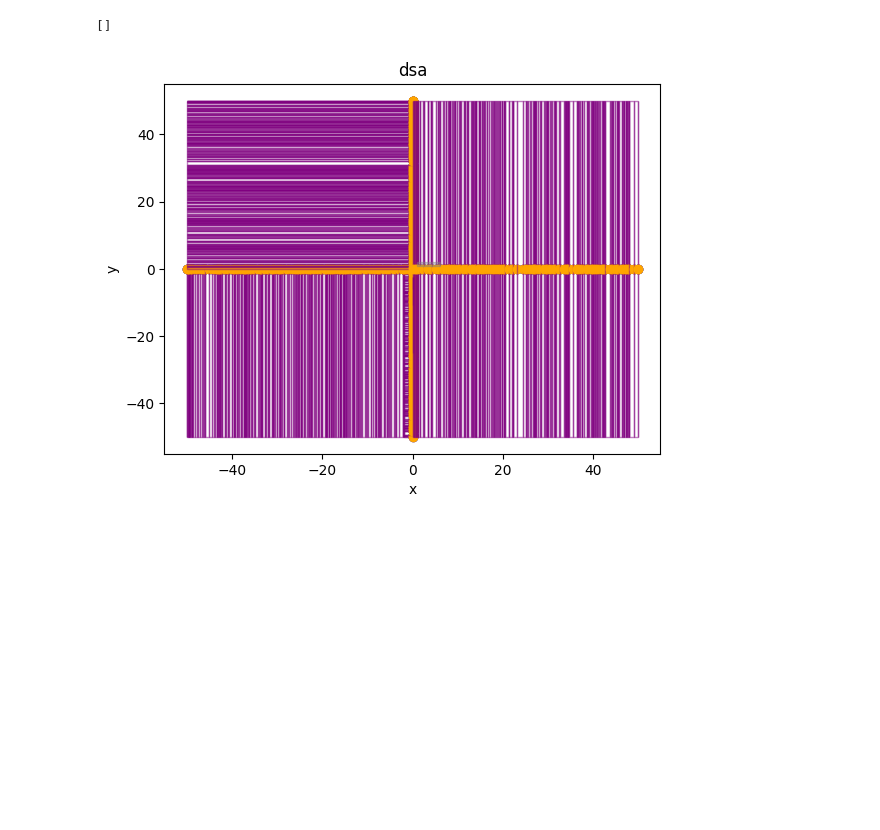
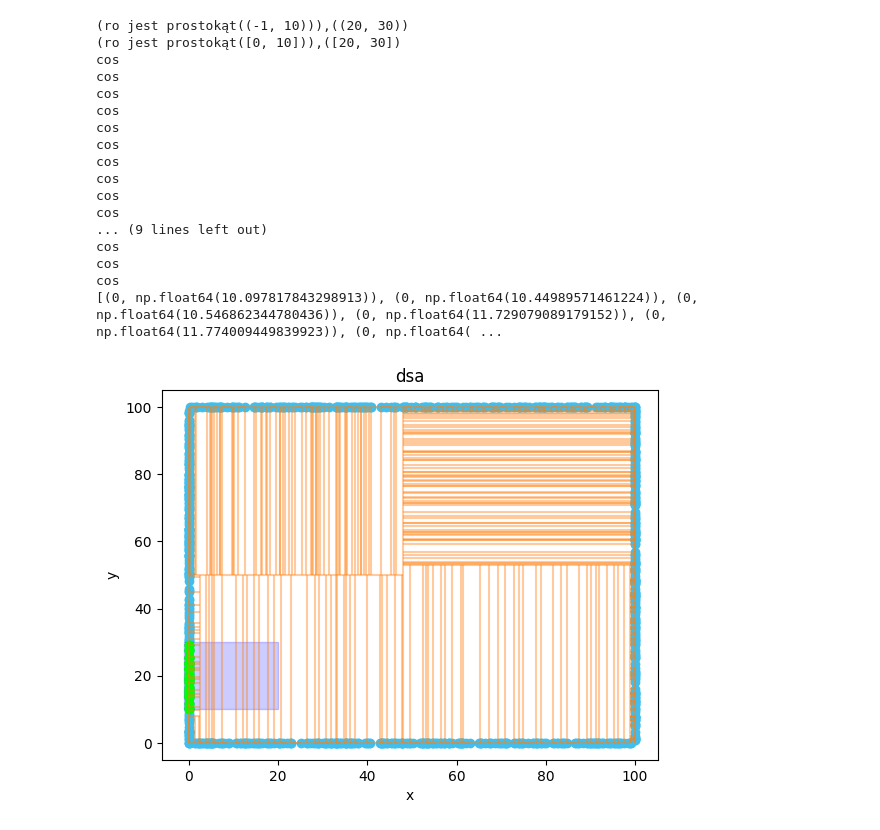
Before and after one commit to FloudMe77/QuadTree_and_KdTree, a Jupyter notebook: code/kd_tree_vis.ipynb, the cells around one changed output. Cells and saved outputs as stored; diff of their text form; code cells hidden in the pictures; blank space fills up the shorter version.

```diff
--- a/code/kd_tree_vis.ipynb
+++ b/code/kd_tree_vis.ipynb
@@ -28,8 +28,8 @@ vis.show()
 # %%
 import kd_tree_vis
-test = [(-5,1.5),(-3,4),(-2.5,1),(-5,7),(-2,6),(5,0),(0,3),(7,1),(2,7),(3,5)]
+test2 = [(-5,1.5),(-3,4),(-2.5,1),(-5,7),(-2,6),(5,0),(0,3),(7,1),(2,7),(3,5)]
 tmp = kd_tree_vis.visualization()
-visual = tmp.give_visualization_of_create(test)
+visual = tmp.give_visualization_of_create(test2)
 visual.add_title("dsa")
-visual.show()
+visual.show_gif()
 # %% [output]
@@ -55,0 +78,7 @@ vis.show()
+# %%
+cos = test.generate_random_points_on_rectangle(1000,0,100,0,100)
+print(cos)
+vis.clear()
+vis.add_point(cos)
+
+vis.show()
@@ -56,11 +88,30 @@ vis.show()
 # %%
 import kd_tree_vis
-visual = kd_tree_vis.give_visualization(cos,(1,1),(6,2))
+# visual.clear()
+tmp2 = kd_tree_vis.visualization()
+tmp2.give_visualization_of_create(cos)
+visual = tmp2.give_visualization_of_search((-1,10),(20,30))
 visual.add_title("dsa")
 visual.show()
 # %% [output]
-[]
+(ro jest prostokąt((-1, 10))),((20, 30))
+(ro jest prostokąt([0, 10])),([20, 30])
+cos
+cos
+cos
+cos
+cos
+cos
+cos
+cos
+cos
+cos
+... (9 lines left out)
+cos
+cos
+cos
+[(0, np.float64(10.097817843298913)), (0, np.float64(10.44989571461224)), (0, np.float64(10.546862344780436)), (0, np.float64(11.729079089179152)), (0, np.float64(11.774009449839923)), (0, np.float64( ...
-[figure, old version]
+[figure, new version]
 # %%
 cos = test.add_outliners(10,test.generate_clasters(100,2,0,10,0,10),0,10,0,10)
 print(cos)
```
Also changed, not shown: parts of 12 cells of this notebook, 5 other files.
